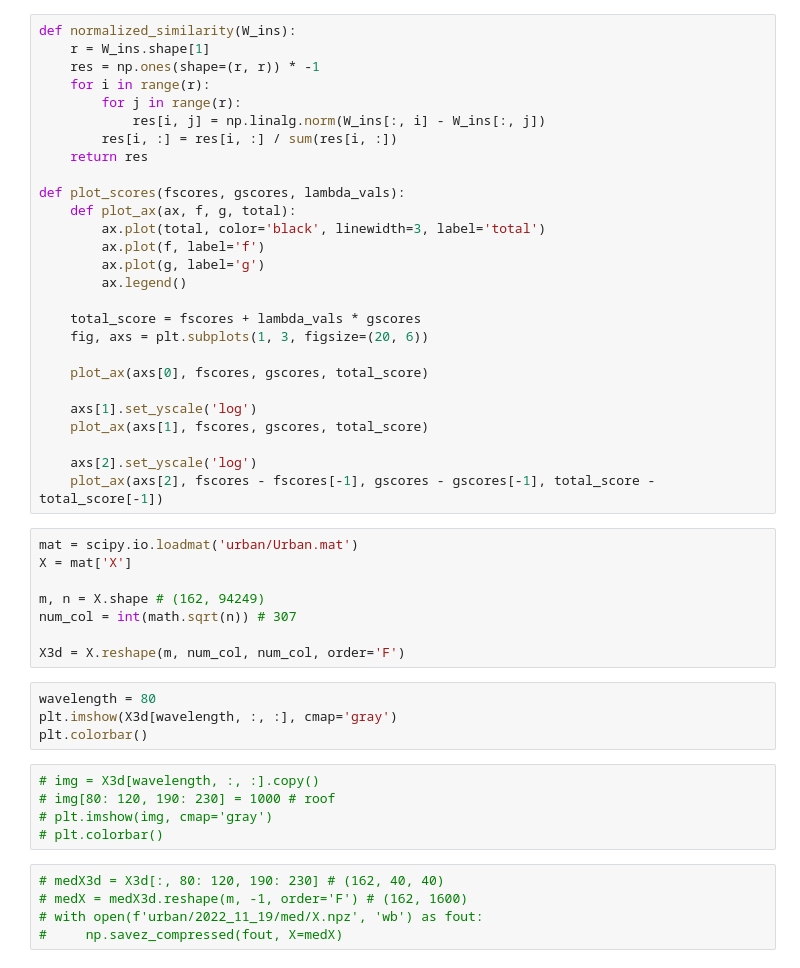
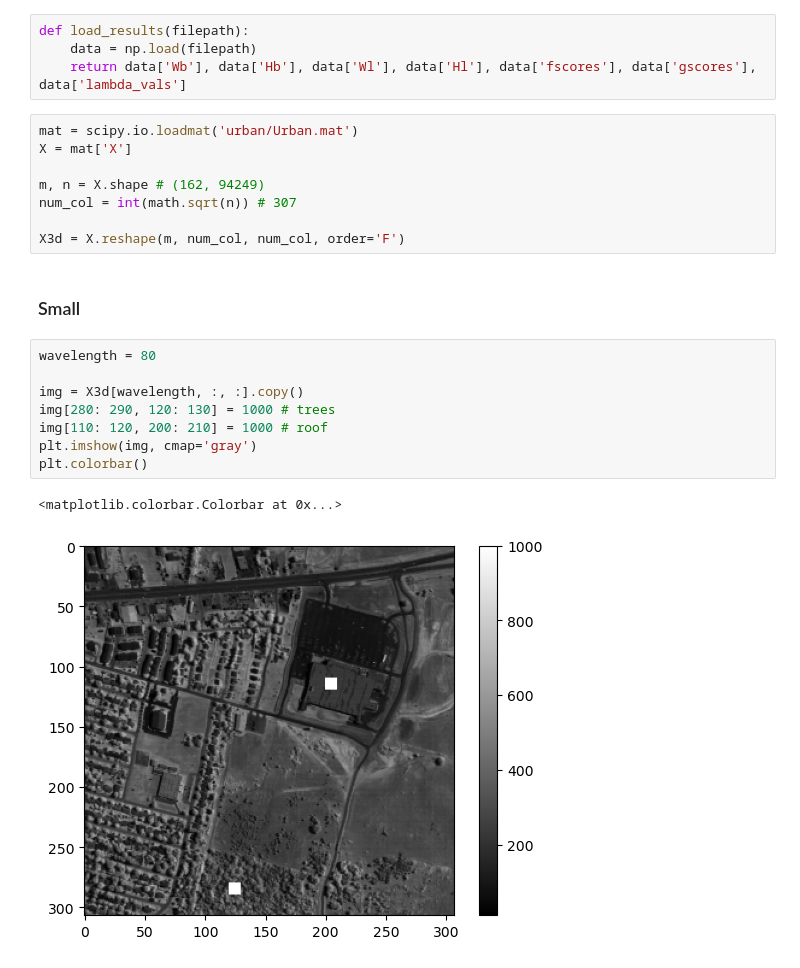
Before and after one commit to waqasbinhamed/seminmf, a Jupyter notebook: isolated tests.ipynb, the cells around one changed output. Saved outputs shown, nothing was run; the diff lists cells and outputs as text.

```diff
--- a/isolated tests.ipynb
+++ b/isolated tests.ipynb
@@ -11,33 +7,10 @@ from mpl_toolkits.axes_grid1 import make_axes_locatable
 
 np.random.seed(42)
 np.set_printoptions(precision=3)
-# %%
-def normalized_similarity(W_ins):
-    r = W_ins.shape[1]
-    res = np.ones(shape=(r, r)) * -1
-    for i in range(r):
-        for j in range(r):
-            res[i, j] = np.linalg.norm(W_ins[:, i] - W_ins[:, j])
-        res[i, :] = res[i, :] / sum(res[i, :])
-    return res
-
-def plot_scores(fscores, gscores, lambda_vals):
-    def plot_ax(ax, f, g, total):
-        ax.plot(total, color='black', linewidth=3, label='total')
-        ax.plot(f, label='f')
-        ax.plot(g, label='g')
-        ax.legend()
-
-    total_score = fscores + lambda_vals * gscores
-    fig, axs = plt.subplots(1, 3, figsize=(20, 6))
-
-    plot_ax(axs[0], fscores, gscores, total_score)
-
-    axs[1].set_yscale('log')
-    plot_ax(axs[1], fscores, gscores, total_score)
-
-    axs[2].set_yscale('log')
-    plot_ax(axs[2], fscores - fscores[-1], gscores - gscores[-1], total_score - total_score[-1])
+# %%
+def load_results(filepath):
+    data = np.load(filepath)
+    return data['Wb'], data['Hb'], data['Wl'], data['Hl'], data['fscores'], data['gscores'], data['lambda_vals']
 # %%
 mat = scipy.io.loadmat('urban/Urban.mat')
 X = mat['X']
@@ -46,17 +19,16 @@ m, n = X.shape # (162, 94249)
 num_col = int(math.sqrt(n)) # 307
 
 X3d = X.reshape(m, num_col, num_col, order='F')
-# %%
-wavelength = 80
-plt.imshow(X3d[wavelength, :, :], cmap='gray')
-plt.colorbar()
+# %% [markdown]
+### Small
 # %%
-# img = X3d[wavelength, :, :].copy()
-# img[80: 120, 190: 230] = 1000 # roof
-# plt.imshow(img, cmap='gray')
-# plt.colorbar()
+wavelength = 80
+
+img = X3d[wavelength, :, :].copy()
+img[280: 290, 120: 130] = 1000 # trees
+img[110: 120, 200: 210] = 1000 # roof
+plt.imshow(img, cmap='gray')
+plt.colorbar()
+# %% [output]
+<matplotlib.colorbar.Colorbar at 0x...>
+[figure, added]
-# %%
-# medX3d = X3d[:, 80: 120, 190: 230] # (162, 40, 40)
-# medX = medX3d.reshape(m, -1, order='F') # (162, 1600)
-# with open(f'urban/2022_11_19/med/X.npz', 'wb') as fout:
-#     np.savez_compressed(fout, X=medX)
```
Also changed, not shown: parts of 16 cells of this notebook, 4 other files.
